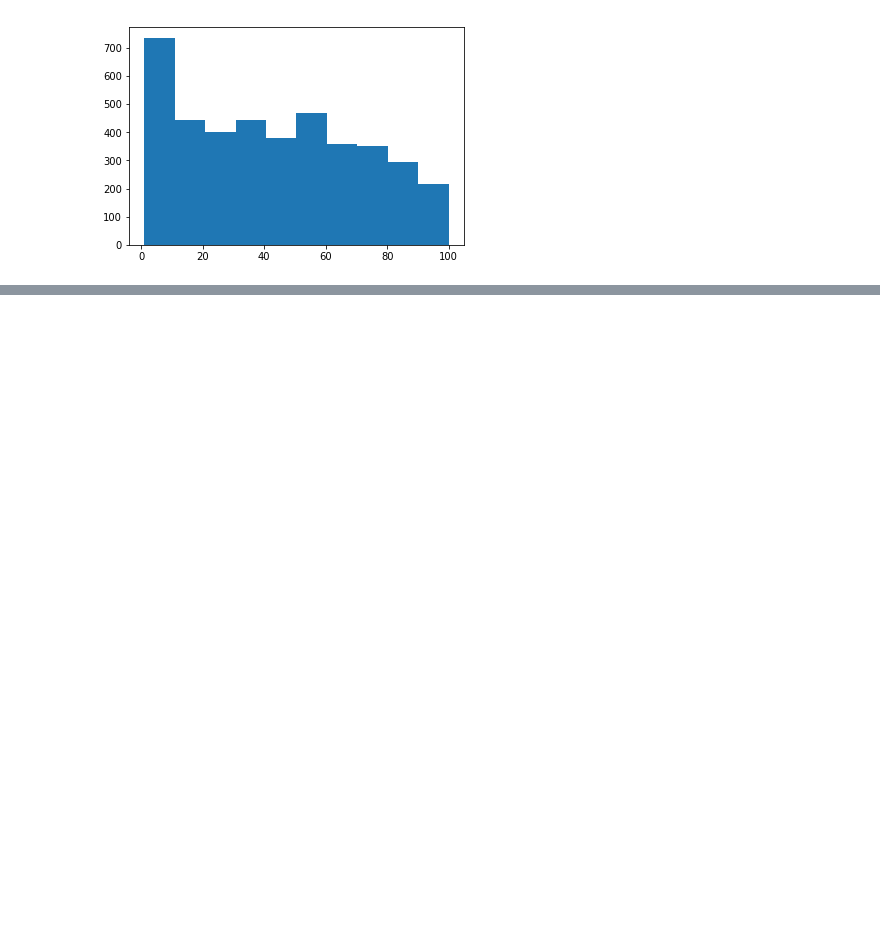
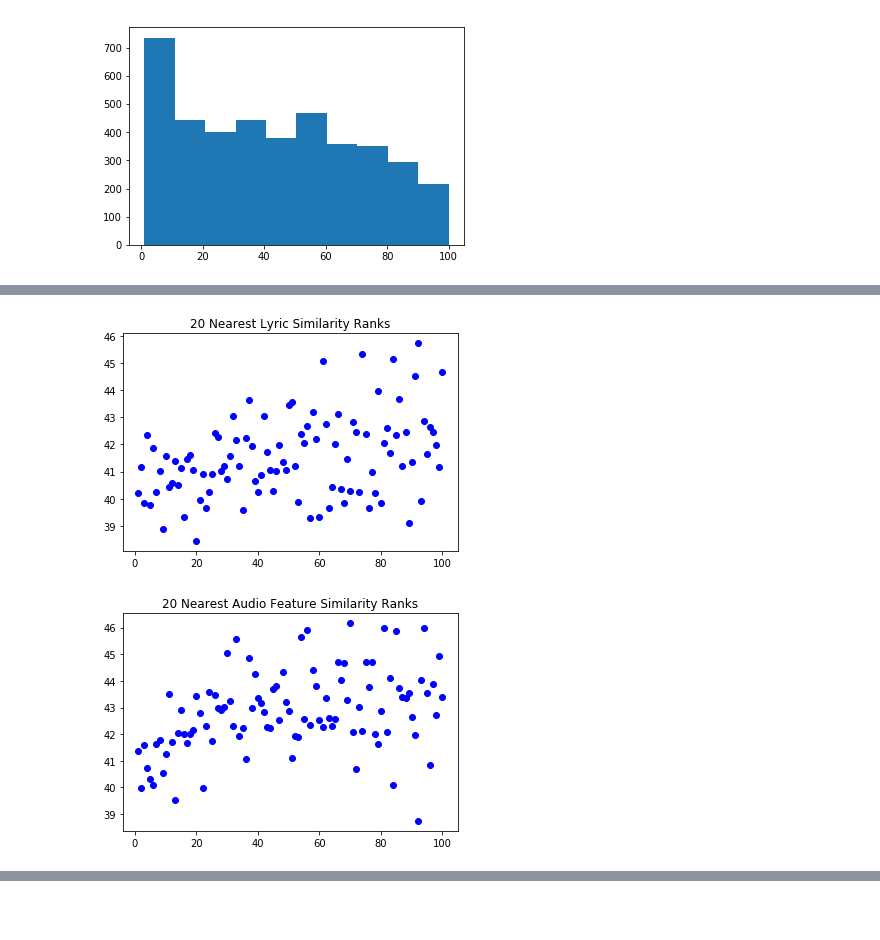
Before and after one commit to jamesaud/music-data-mining, a Jupyter notebook: code/part5/_nn_svm_results.ipynb, the cells around one changed output, grey strips where cells are left out. Drawn from its saved outputs; the diff is of its cells as text; code cells hidden in the pictures; blank space fills up the shorter version.

```diff
--- a/code/part5/_nn_svm_results.ipynb
+++ b/code/part5/_nn_svm_results.ipynb
@@ -207,26 +251,29 @@ X_test['Feature Rank'] = test_feature_ranks
 # %%
 from collections import defaultdict
 
 def rank_correlation(X_train, y_train, column,  title=""):
     guessed = X_train[column].values
     true = y_train.peakPos.values
 
     acc = defaultdict(list)
 
     for x, y in zip(true, guessed):
         acc[x].append(y)
 
     x, y = [], []
     for rank, guesses in sorted(acc.items()):
         x.append(rank)
         y.append(np.mean(guesses))
 
     plt.plot(x, y, 'bo')
     plt.title(title)
     plt.show()
 
-rank_correlation(X_train, y_train, column = 'Similarity Rank', title='500 Nearest Lyric Similarity Ranks')
-rank_correlation(X_train, y_train, column = 'Feature Rank', title='100 Nearest Audio Feature Similarity Ranks')
+rank_correlation(X_train, y_train, column = 'Similarity Rank', title='20 Nearest Lyric Similarity Ranks')
+rank_correlation(X_train, y_train, column = 'Feature Rank', title='20 Nearest Audio Feature Similarity Ranks')
+# %% [output]
+[figure, added]
+[figure, added]
 # %%
 def tfidf_index(indexes, tfidf_matrix):
     return np.vstack([tfidf_matrix[index].toarray() for index in indexes])
```
Also changed, not shown: parts of 25 cells of this notebook, 50 other files.
